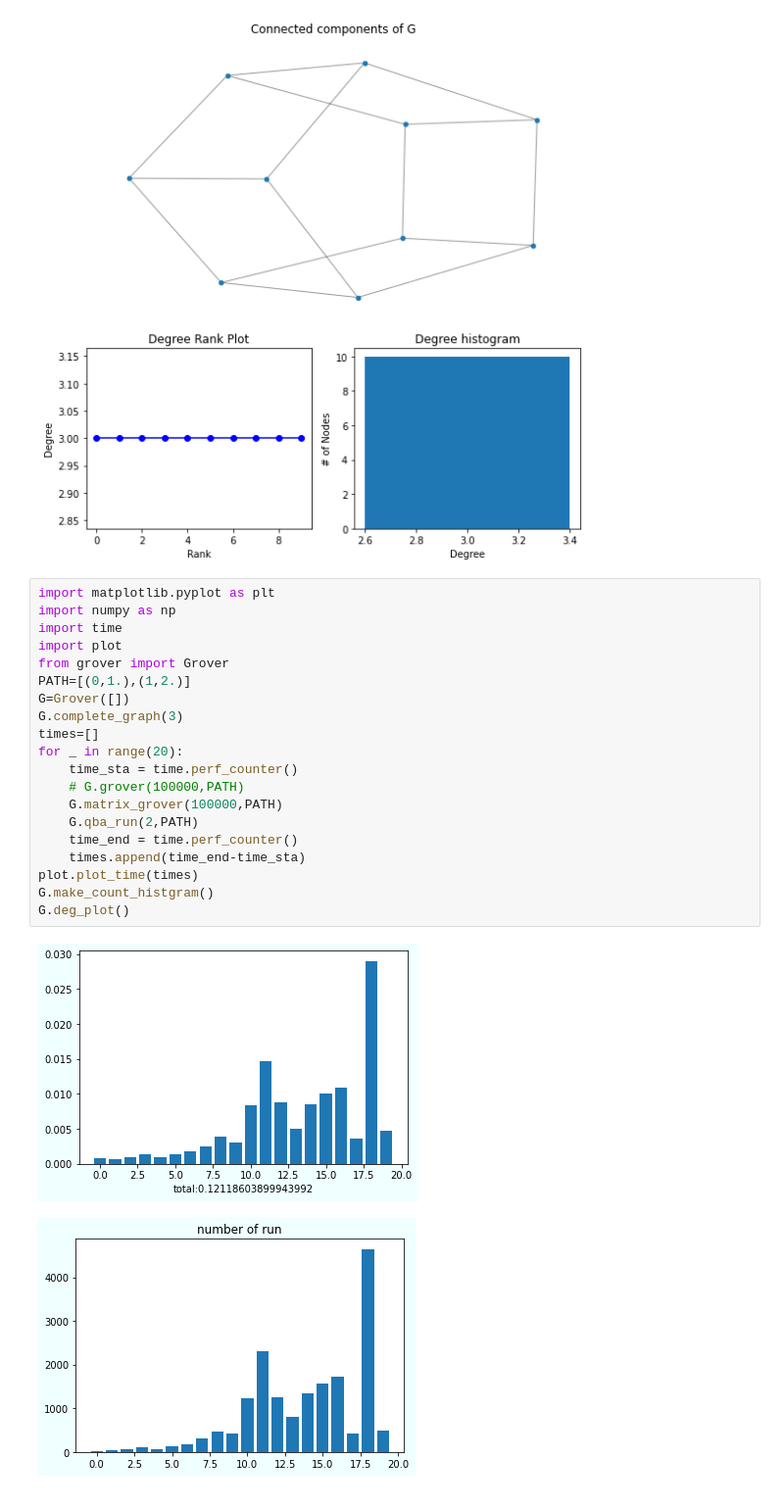
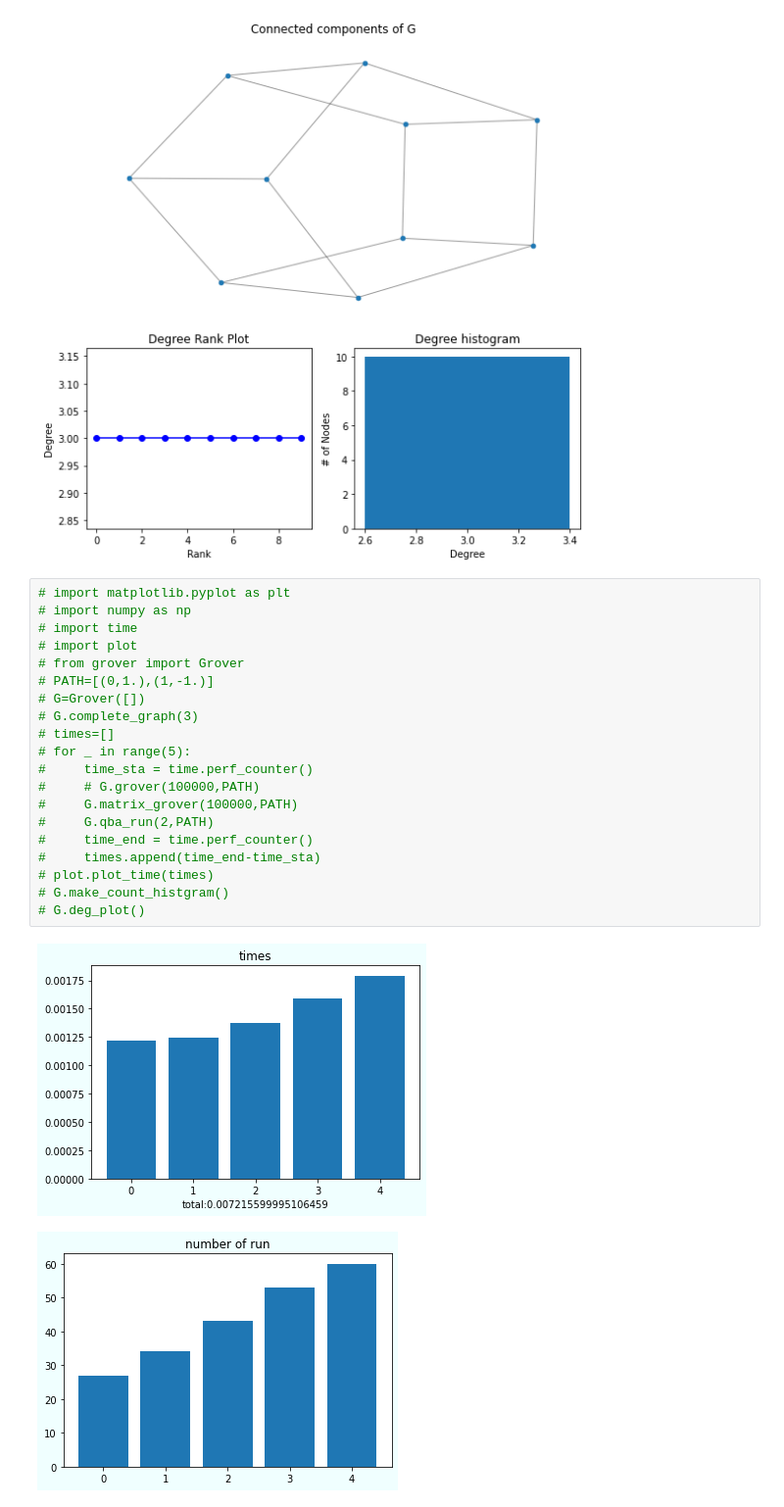
Before and after one commit to Tshou1219/qba, a Jupyter notebook: main.ipynb, the cells around one changed output. Shown at 98% size. Cells and saved outputs as stored; diff of their text form.

```diff
--- a/main.ipynb
+++ b/main.ipynb
@@ -30,25 +30,25 @@ plot.deg_plot(DiGraph(qba.arcs))
 not converged
 [figure]
 # %%
-import matplotlib.pyplot as plt
-import numpy as np
-import time
-import plot
-from grover import Grover
-PATH=[(0,1.),(1,2.)]
-G=Grover([])
-G.complete_graph(3)
-times=[]
-for _ in range(20):
-    time_sta = time.perf_counter()
-    # G.grover(100000,PATH)
-    G.matrix_grover(100000,PATH)
-    G.qba_run(2,PATH)
-    time_end = time.perf_counter()
-    times.append(time_end-time_sta)
-plot.plot_time(times)
-G.make_count_histgram()
-G.deg_plot()
+# import matplotlib.pyplot as plt
+# import numpy as np
+# import time
+# import plot
+# from grover import Grover
+# PATH=[(0,1.),(1,-1.)]
+# G=Grover([])
+# G.complete_graph(3)
+# times=[]
+# for _ in range(5):
+#     time_sta = time.perf_counter()
+#     # G.grover(100000,PATH)
+#     G.matrix_grover(100000,PATH)
+#     G.qba_run(2,PATH)
+#     time_end = time.perf_counter()
+#     times.append(time_end-time_sta)
+# plot.plot_time(times)
+# G.make_count_histgram()
+# G.deg_plot()
 # %% [output]
-[figure, old version]
+[figure, new version]
-[figure, old version]
+[figure, new version]
```
Also changed, not shown: parts of 6 cells of this notebook, 12 other files.
